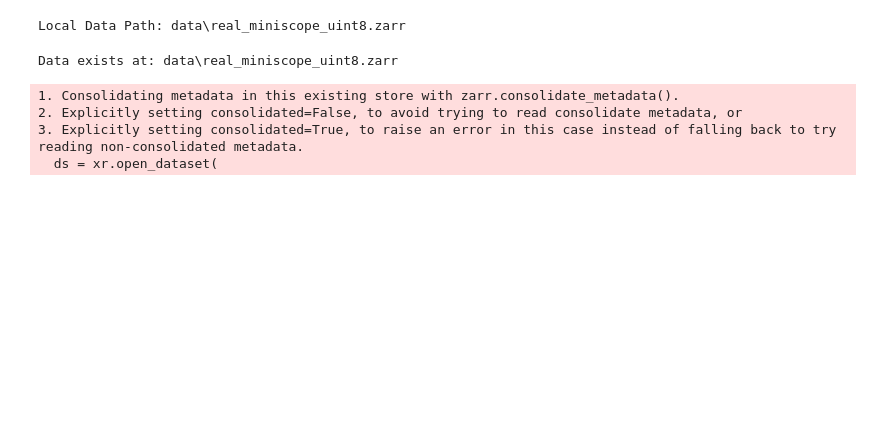
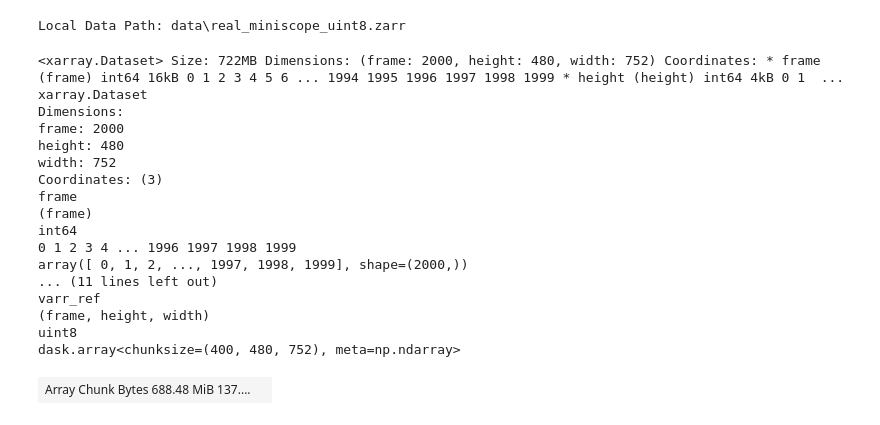
Before and after one commit to SimonRuskola/D7055E_Assignments, a Jupyter notebook: Assignment_3/main.ipynb, the cells around one changed output. Drawn from its saved outputs; the diff is of its cells as text; code cells hidden in the pictures; blank space fills up the shorter version.

```diff
--- a/Assignment_3/main.ipynb
+++ b/Assignment_3/main.ipynb
@@ -29,29 +33,42 @@ print(f'Local Data Path: {DATA_PATH}')
 # %% [output]
 Local Data Path: data\real_miniscope_uint8.zarr
 # %%
+
 DATA_DIR.mkdir(parents=True, exist_ok=True)
 
-# Download the data if it doesn't exist
-if not DATA_PATH.exists():
-    print(f'Downloading data to: {DATA_PATH}')
-    ds_remote = xr.open_dataset(
-        fsspec.get_mapper(DATA_URL), engine='zarr', chunks={}
-    )
-    ds_remote.to_zarr(str(DATA_PATH))  # Save locally
-    print(f'Dataset downloaded to: {DATA_PATH}')
-else:
-    print(f'Data exists at: {DATA_PATH}')
+# Download the data
+print(f'Downloading data to: {DATA_PATH}')
+ds_remote = xr.open_dataset(
+    fsspec.get_mapper(DATA_URL), engine='zarr', chunks={}
+)
+ds_remote.to_zarr(str(DATA_PATH))  # Save locally
+print(f'Dataset downloaded to: {DATA_PATH}')
-# %% [output]
-Data exists at: data\real_miniscope_uint8.zarr
 # %%
 # Open the dataset from the local copy
 ds = xr.open_dataset(
     DATA_PATH,
     engine='zarr',
     chunks={'frame': 400, 'height': -1, 'width': -1}  # Chunk by frames
 )
+
+# Display the dataset structure
+ds
 # %% [output]
-1. Consolidating metadata in this existing store with zarr.consolidate_metadata().
-2. Explicitly setting consolidated=False, to avoid trying to read consolidate metadata, or
-3. Explicitly setting consolidated=True, to raise an error in this case instead of falling back to try reading non-consolidated metadata.
-  ds = xr.open_dataset(
+<xarray.Dataset> Size: 722MB Dimensions: (frame: 2000, height: 480, width: 752) Coordinates: * frame (frame) int64 16kB 0 1 2 3 4 5 6 ... 1994 1995 1996 1997 1998 1999 * height (height) int64 4kB 0 1  ...
+xarray.Dataset
+Dimensions:
+frame: 2000
+height: 480
+width: 752
+Coordinates: (3)
+frame
+(frame)
+int64
+0 1 2 3 4 ... 1996 1997 1998 1999
+array([ 0, 1, 2, ..., 1997, 1998, 1999], shape=(2000,))
+... (11 lines left out)
+varr_ref
+(frame, height, width)
+uint8
+dask.array<chunksize=(400, 480, 752), meta=np.ndarray>
+| Array Chunk Bytes 688.48 MiB 137.... |  |
```
Also changed, not shown: parts of 13 cells of this notebook, 2 other files.
